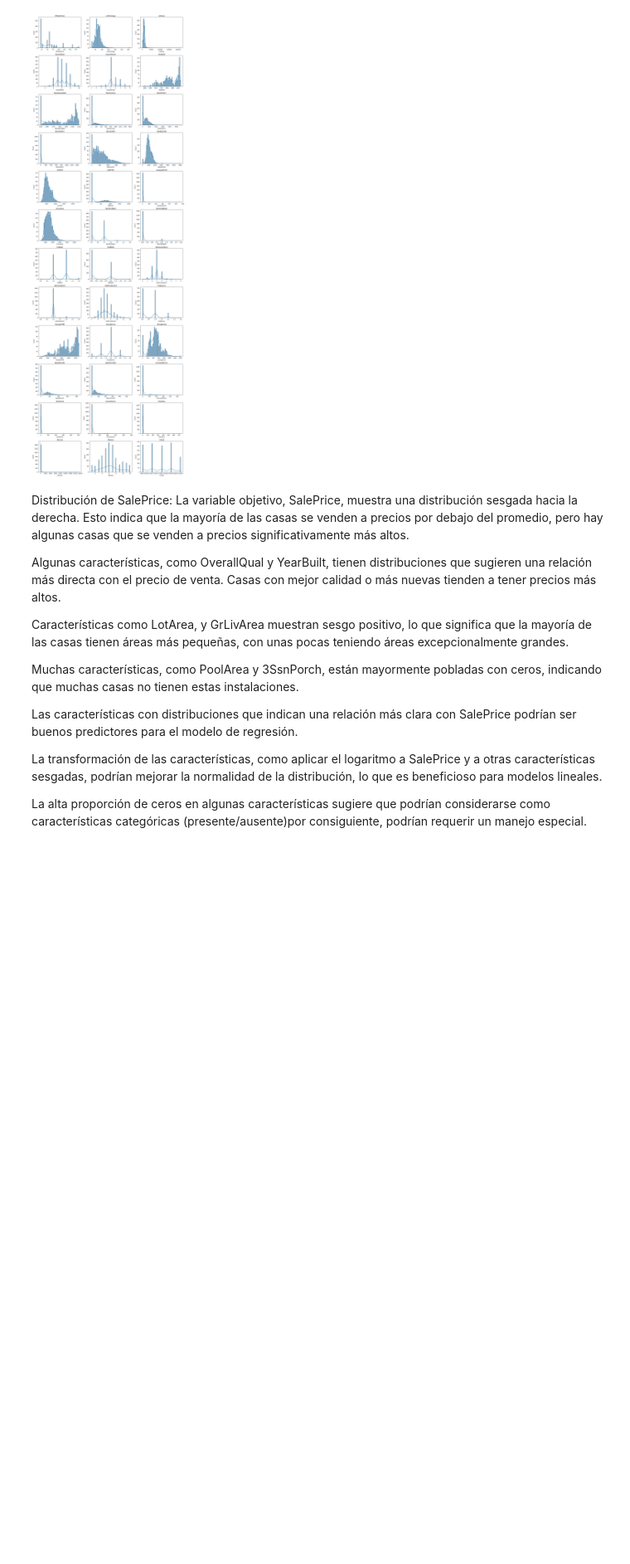
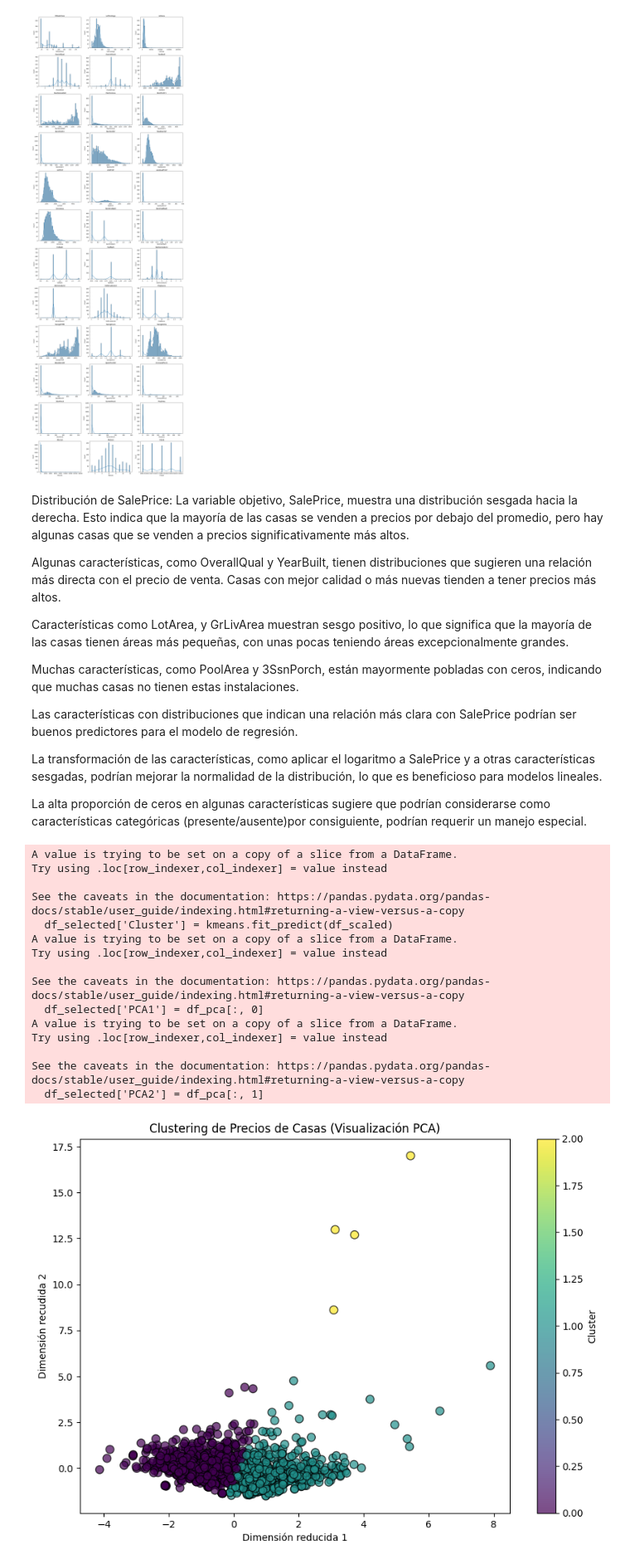
Before and after one commit to AGM54/HojaMiner-aKa, a Jupyter notebook: Jupyt.ipynb, the cells around one changed output. Shown: that part at 83% size. Drawn from its saved outputs; the diff is of its cells as text; code cells hidden in the pictures; blank space fills up the shorter version.

```diff
--- a/Jupyt.ipynb
+++ b/Jupyt.ipynb
@@ -91,3 +91,55 @@ Las características con distribuciones que indican una relación más clara con
 La transformación de las características, como aplicar el logaritmo a SalePrice y a otras características sesgadas, podrían mejorar la normalidad de la distribución, lo que es beneficioso para modelos lineales.
 
 La alta proporción de ceros en algunas características sugiere que podrían considerarse como características categóricas (presente/ausente)por consiguiente, podrían requerir un manejo especial.
+# %%
+import pandas as pd
+from sklearn.cluster import KMeans
+from sklearn.preprocessing import StandardScaler
+from sklearn.decomposition import PCA
+import matplotlib.pyplot as plt
+
+
+df = pd.read_csv('train.csv')
+
+features = ['OverallQual', 'YearBuilt', 'LotArea', 'GrLivArea']
+df_selected = df[features]
+
+
+scaler = StandardScaler()
+df_scaled = scaler.fit_transform(df_selected)
+
+
+kmeans = KMeans(n_clusters=3, random_state=42)
+df_selected['Cluster'] = kmeans.fit_predict(df_scaled)
+
+
+pca = PCA(n_components=2)
+df_pca = pca.fit_transform(df_scaled)
+df_selected['PCA1'] = df_pca[:, 0]
+df_selected['PCA2'] = df_pca[:, 1]
+
+
+plt.figure(figsize=(10, 7))
+plt.scatter(df_selected['PCA1'], df_selected['PCA2'], c=df_selected['Cluster'], cmap='viridis', marker='o', edgecolor='k', s=70, alpha=0.7)
+plt.title('Clustering de Precios de Casas (Visualización PCA)')
+plt.xlabel('Dimensión reducida 1')
+plt.ylabel('Dimensión recudida 2')
+plt.colorbar(label='Cluster')
+plt.show()
+# %% [output]
+A value is trying to be set on a copy of a slice from a DataFrame.
+Try using .loc[row_indexer,col_indexer] = value instead
+
+See the caveats in the documentation: https://pandas.pydata.org/pandas-docs/stable/user_guide/indexing.html#returning-a-view-versus-a-copy
+  df_selected['Cluster'] = kmeans.fit_predict(df_scaled)
+A value is trying to be set on a copy of a slice from a DataFrame.
+Try using .loc[row_indexer,col_indexer] = value instead
+
+See the caveats in the documentation: https://pandas.pydata.org/pandas-docs/stable/user_guide/indexing.html#returning-a-view-versus-a-copy
+  df_selected['PCA1'] = df_pca[:, 0]
+A value is trying to be set on a copy of a slice from a DataFrame.
+Try using .loc[row_indexer,col_indexer] = value instead
+
+See the caveats in the documentation: https://pandas.pydata.org/pandas-docs/stable/user_guide/indexing.html#returning-a-view-versus-a-copy
+  df_selected['PCA2'] = df_pca[:, 1]
+[figure, added]
```
Also changed, not shown: parts of 1 cell of this notebook.
